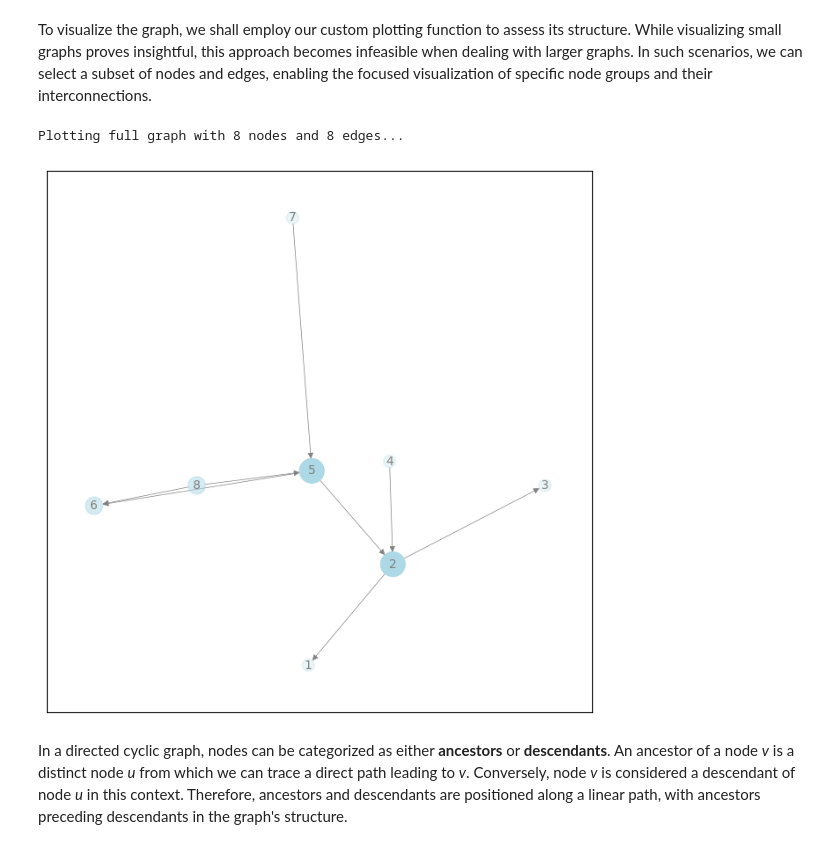
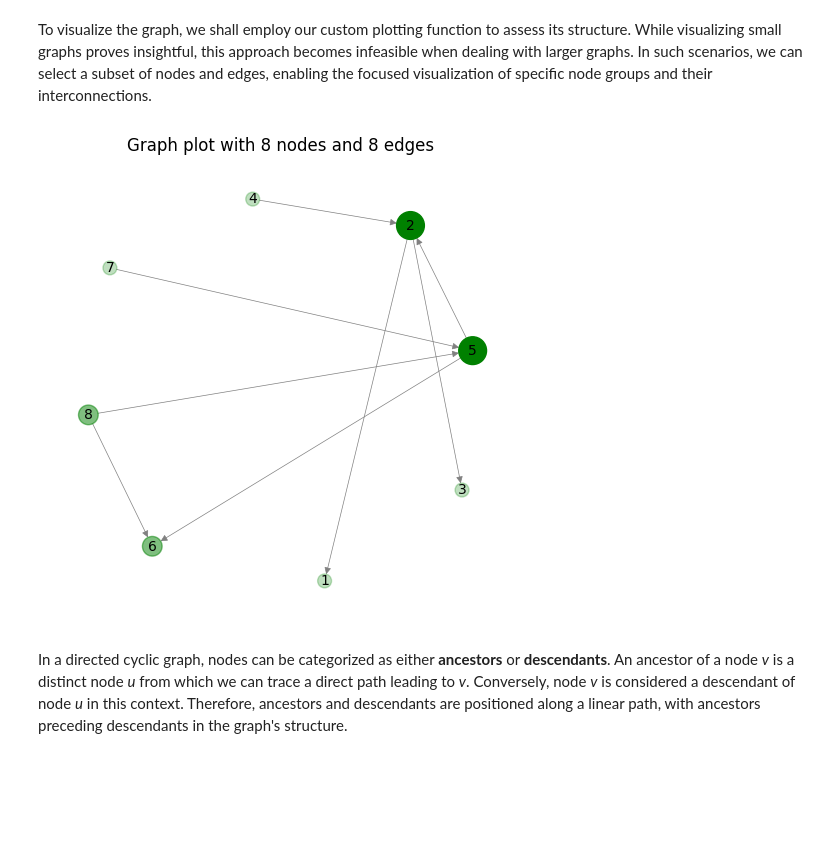
Before and after one commit to matiollipt/GO-graph-EDA, a Jupyter notebook: main.ipynb, the cells around one changed output. Drawn from its saved outputs; the diff is of its cells as text; code cells hidden in the pictures; blank space fills up the shorter version.

Commit message:
Major updates in GO graph EDA

```diff
--- a/main.ipynb
+++ b/main.ipynb
@@ -53,10 +54,11 @@ def plot_graph(
     G: nx.Graph(),
     plot_nodes=list,
     plot_all=False,
-    num_nodes=50,
+    num_nodes=100,
     iterations=100,
-    figure_size=(12, 12),
+    figure_size=(8, 8),
     node_color="green",
+    font_color="black",
 ):
     """
     Plot the full graph (plot_all=True) or a sub-graph with the
@@ -74,12 +76,11 @@ def plot_graph(
     if plot_all:
         n_nodes = len(G.nodes)
         n_edges = len(G.edges)
-        print(f"Plotting full graph with {n_nodes} nodes and {n_edges} edges...")
+
     else:
         G = nx.subgraph(G, plot_nodes[:num_nodes])
         n_nodes = len(G.nodes)
         n_edges = len(G.edges)
-        print(f"Plotting subgraph with {n_nodes} nodes and {n_edges} edges...")
 
     # set figure size
     rcParams["figure.figsize"] = figure_size
@@ -87,7 +88,8 @@ def plot_graph(
     # nodes features
     degree_dict = dict(G.degree)  # get degree to adjust node viz
     node_size = list([x * 100 for x in degree_dict.values()])
-    node_alpha = [float(x / max(degree_dict.values())) for x in degree_dict.values()]
+    node_alpha = [float(x / max(degree_dict.values()))
+                  for x in degree_dict.values()]
 
     pos = nx.spring_layout(
         G,
@@ -109,11 +111,13 @@ def plot_graph(
         G,
         pos,
         font_size=10,
-        font_color="grey",
+        font_color=font_color,
         horizontalalignment="center",
         verticalalignment="center",
     )
 
+    plt.title(f"Graph plot with {G.order()} nodes and {G.size()} edges")
+    plt.axis('off')
     plt.show()
 
 
@@ -142,7 +146,8 @@ def plot_hist_degree(G: nx.Graph, bins=15):
 
     fig.suptitle("GO Graph Degree Distribution")
 
-    sns.histplot(ax=axs[0], data=degree_desc_dict.values(), bins=bins, legend=False)
+    sns.histplot(ax=axs[0], data=degree_desc_dict.values(),
+                 bins=bins, legend=False)
     axs[0].set_title("Degree Distribution")
     axs[0].set_xlabel("Degree")
 
@@ -173,7 +178,10 @@ def print_generations(G: nx.DiGraph()):
     # reverse the list of topological generations
     counter = len(topo_gen_list)
     for item in topo_gen_list:
-        print(f"Generation {counter} -> {item}")
+        if len(item) <= 10:
+           print(f"Generation {counter} -> {item}")
+        else:
+            print(f"Generation {counter} -> {item[:11]}")
         counter -= 1
 # %% [markdown]
 ## Basic Operations on Graphs
@@ -437,12 +465,9 @@ To visualize the graph, we shall employ our custom plotting function to assess i
 # %%
 # plot graph -> node size and transparency: degree
 
-plot_graph(
-    graph, plot_all=True, iterations=1000, figure_size=(8, 8), node_color="lightblue"
-)
+plot_graph(graph, plot_all=True, figure_size=(6, 6))
 # %% [output]
-Plotting full graph with 8 nodes and 8 edges...
-[figure, old version]
+[figure, new version]
 # %% [markdown]
 In a directed cyclic graph, nodes can be categorized as either **ancestors** or **descendants**. An ancestor of a node *v* is a distinct node *u* from which we can trace a direct path leading to *v*. Conversely, node *v* is considered a descendant of node *u* in this context. Therefore, ancestors and descendants are positioned along a linear path, with ancestors preceding descendants in the graph's structure.
 # %%
```
Also changed, not shown: parts of 70 cells of this notebook, 2 other files.
